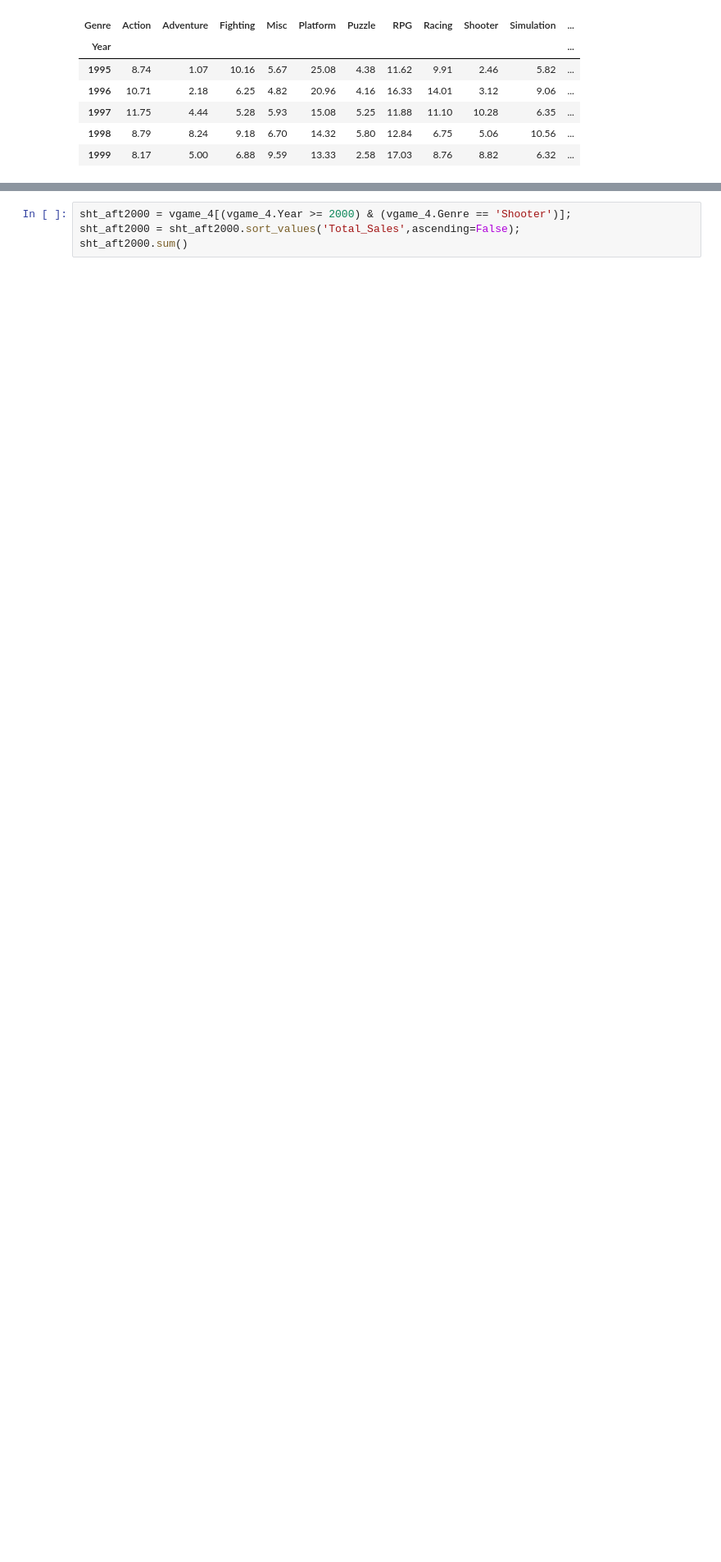
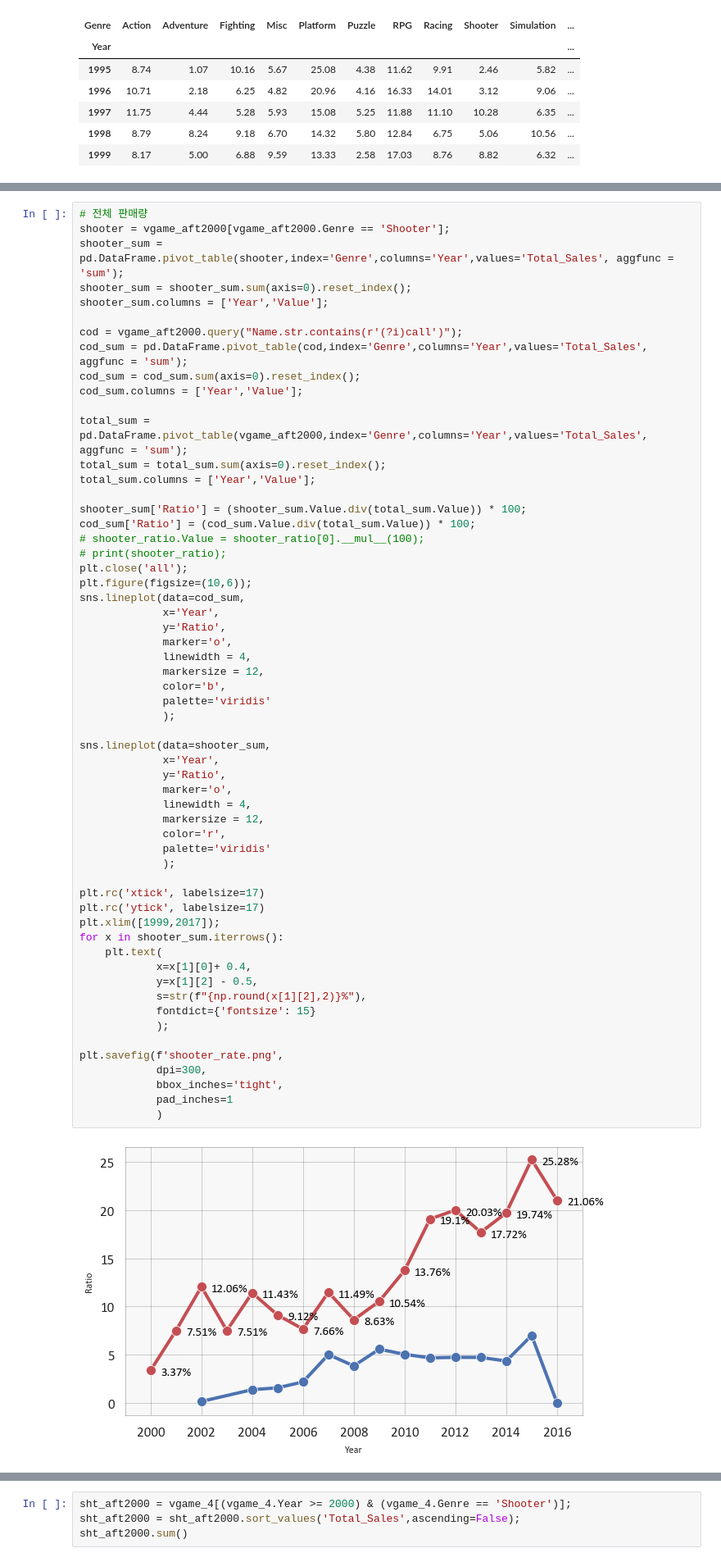
Before and after one commit to tes-b/codestates_project_1, a Jupyter notebook: Project_videogames.ipynb, the cells around one changed output, grey strips where cells are left out. Shown: that part at 82% size. Cells and saved outputs as stored; diff of their text form; blank space fills up the shorter version.

Commit message:
Print some charts

```diff
--- a/Project_videogames.ipynb
+++ b/Project_videogames.ipynb
@@ -677,0 +659,60 @@ sns.lineplot(data=temp,
+# %%
+# 전체 판매량
+shooter = vgame_aft2000[vgame_aft2000.Genre == 'Shooter'];
+shooter_sum = pd.DataFrame.pivot_table(shooter,index='Genre',columns='Year',values='Total_Sales', aggfunc = 'sum');
+shooter_sum = shooter_sum.sum(axis=0).reset_index();
+shooter_sum.columns = ['Year','Value'];
+
+cod = vgame_aft2000.query("Name.str.contains(r'(?i)call')");
+cod_sum = pd.DataFrame.pivot_table(cod,index='Genre',columns='Year',values='Total_Sales', aggfunc = 'sum');
+cod_sum = cod_sum.sum(axis=0).reset_index();
+cod_sum.columns = ['Year','Value'];
+
+total_sum = pd.DataFrame.pivot_table(vgame_aft2000,index='Genre',columns='Year',values='Total_Sales', aggfunc = 'sum');
+total_sum = total_sum.sum(axis=0).reset_index();
+total_sum.columns = ['Year','Value'];
+
+shooter_sum['Ratio'] = (shooter_sum.Value.div(total_sum.Value)) * 100;
+cod_sum['Ratio'] = (cod_sum.Value.div(total_sum.Value)) * 100;
+# shooter_ratio.Value = shooter_ratio[0].__mul__(100);
+# print(shooter_ratio);
+plt.close('all');
+plt.figure(figsize=(10,6));
+sns.lineplot(data=cod_sum,
+             x='Year',
+             y='Ratio',
+             marker='o',
+             linewidth = 4,
+             markersize = 12,
+             color='b',
+             palette='viridis'
+             );
+
+sns.lineplot(data=shooter_sum,
+             x='Year',
+             y='Ratio',
+             marker='o',
+             linewidth = 4,
+             markersize = 12,
+             color='r',
+             palette='viridis'
+             );
+
+plt.rc('xtick', labelsize=17)
+plt.rc('ytick', labelsize=17)
+plt.xlim([1999,2017]);
+for x in shooter_sum.iterrows():
+    plt.text(
+            x=x[1][0]+ 0.4,
+            y=x[1][2] - 0.5,
+            s=str(f"{np.round(x[1][2],2)}%"),
+            fontdict={'fontsize': 15}
+            );
+
+plt.savefig(f'shooter_rate.png',
+            dpi=300,
+            bbox_inches='tight',
+            pad_inches=1
+            )
+# %% [output]
+[figure, added]
```
Also changed, not shown: parts of 8 cells of this notebook.
